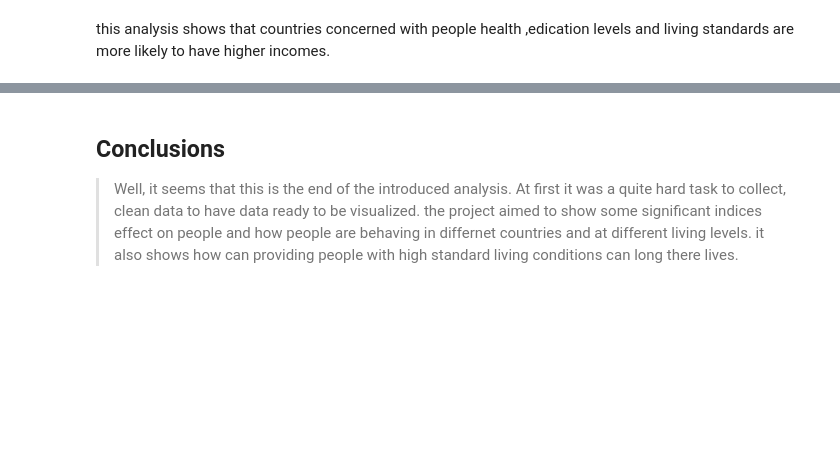
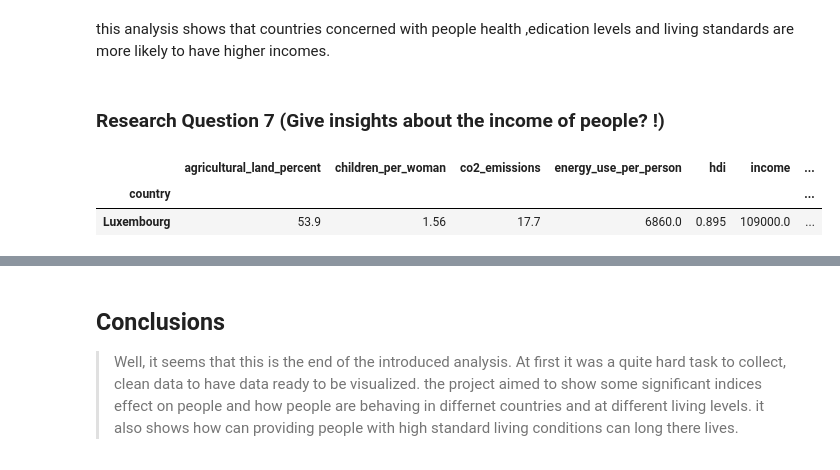
Before and after one commit to tarekanwer/Gapminder-World, a Jupyter notebook: code.ipynb, the cells around one changed output, grey strips where cells are left out. Drawn from its saved outputs; the diff is of its cells as text; code cells hidden in the pictures; blank space fills up the shorter version.

```diff
--- a/code.ipynb
+++ b/code.ipynb
@@ -246,3 +277,11 @@ plt.ylabel('Income in (GPD per capita)');
 [figure]
 # %% [markdown]
 this analysis shows that countries concerned with people health ,edication levels and living standards are more likely to have higher incomes.
+# %% [markdown]
+### Research Question 7  (Give insights about the income of people? !)
+# %%
+df.query('income == income.max()')
+# %% [output]
+|  | agricultural_land_percent | children_per_woman | co2_emissions | energy_use_per_person | hdi | income | ... |
+| country |  |  |  |  |  |  | ... |
+| Luxembourg | 53.9 | 1.56 | 17.7 | 6860.0 | 0.895 | 109000.0 | ... |
```
Also changed, not shown: parts of 34 cells of this notebook.
